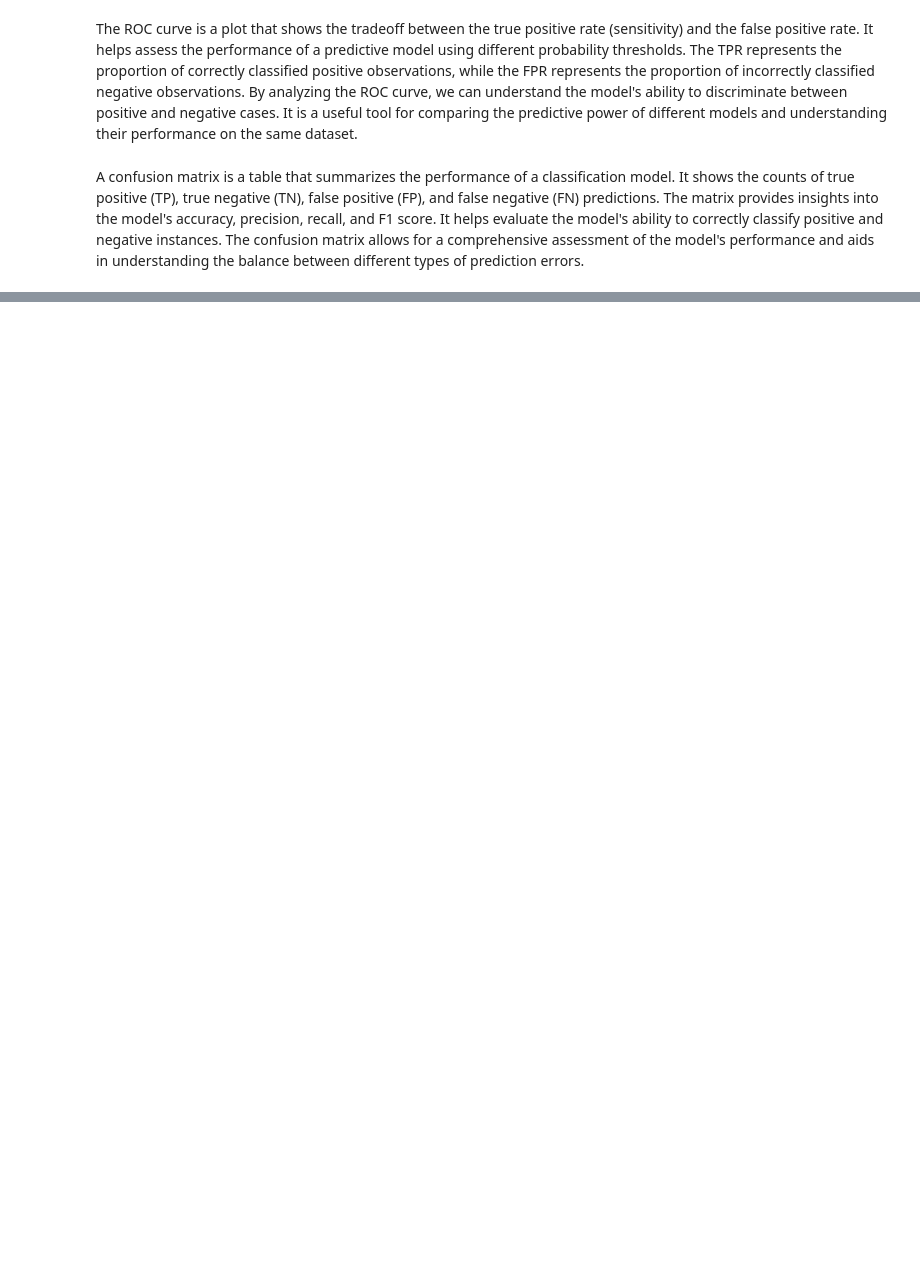
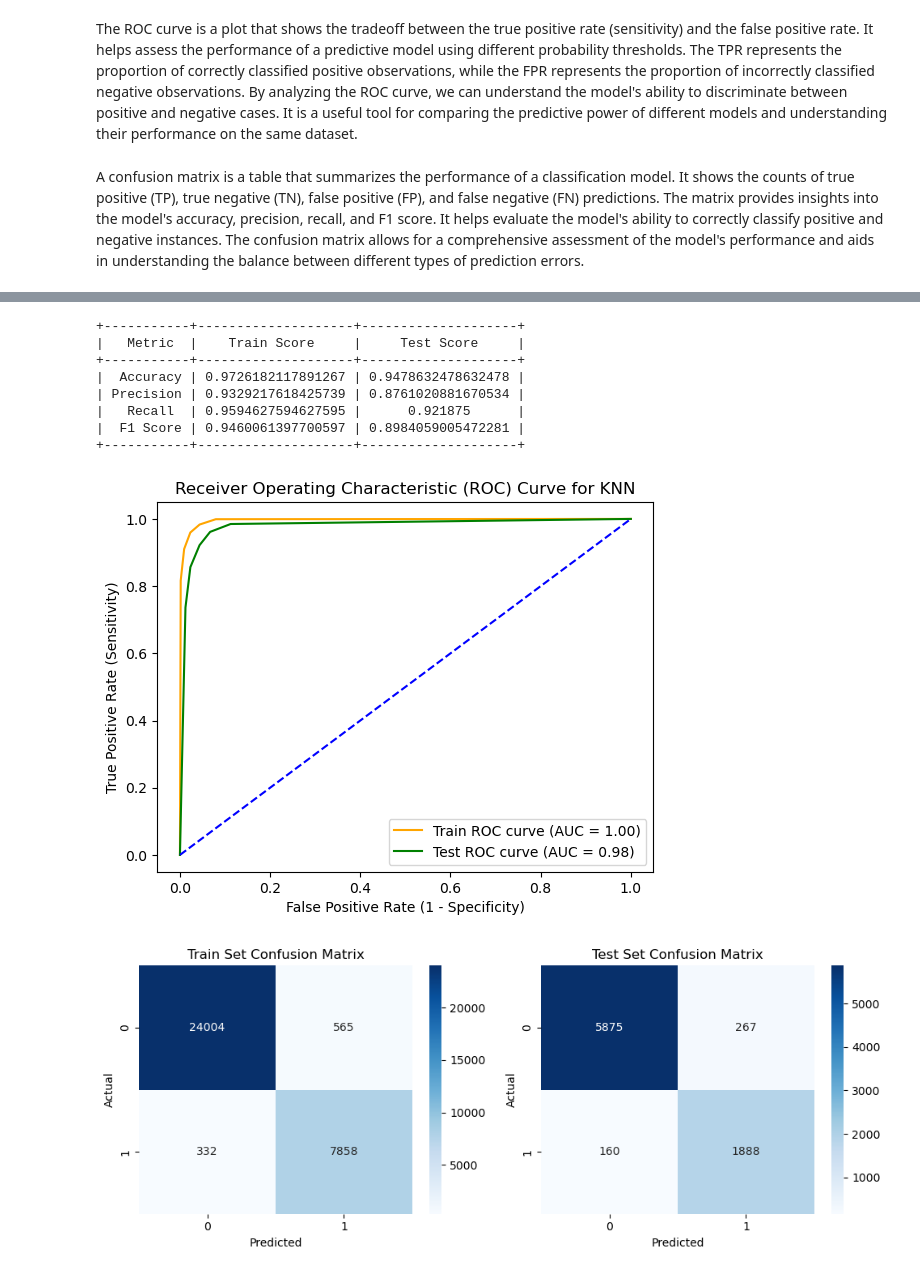
Before and after one commit to sjmfirestone/comp-4448-final-project, a Jupyter notebook: video-popularity.ipynb, the cells around one changed output, grey strips where cells are left out. Saved outputs shown, nothing was run; the diff lists cells and outputs as text; code cells hidden in the pictures; blank space fills up the shorter version.

```diff
--- a/video-popularity.ipynb
+++ b/video-popularity.ipynb
@@ -1215,0 +1221,22 @@ plot_confusion_matrix(y_test, y_test_pred, 'SVM')
+# %%
+knn = KNeighborsClassifier(random_state=42)
+
+# train, fit and evaluate the model
+train_fit_eval(knn, X_train, y_train, X_test, y_test)
+
+# plot the roc curve
+plot_roc_curve(y_train, knn.predict_proba(X_train)[:,1], y_test, knn.predict_proba(X_test)[:, 1], 'KNN')
+
+# plot the confusion matrix
+plot_confusion_matrix(y_train, knn.predict(X_train), y_test, knn.predict(X_test), 'KNN')
+# %% [output]
++-----------+--------------------+--------------------+
+|   Metric  |    Train Score     |     Test Score     |
++-----------+--------------------+--------------------+
+|  Accuracy | 0.9726182117891267 | 0.9478632478632478 |
+| Precision | 0.9329217618425739 | 0.8761020881670534 |
+|   Recall  | 0.9594627594627595 |      0.921875      |
+|  F1 Score | 0.9460061397700597 | 0.8984059005472281 |
++-----------+--------------------+--------------------+
+[figure, added]
+[figure, added]
```
Also changed, not shown: parts of 62 cells of this notebook.
